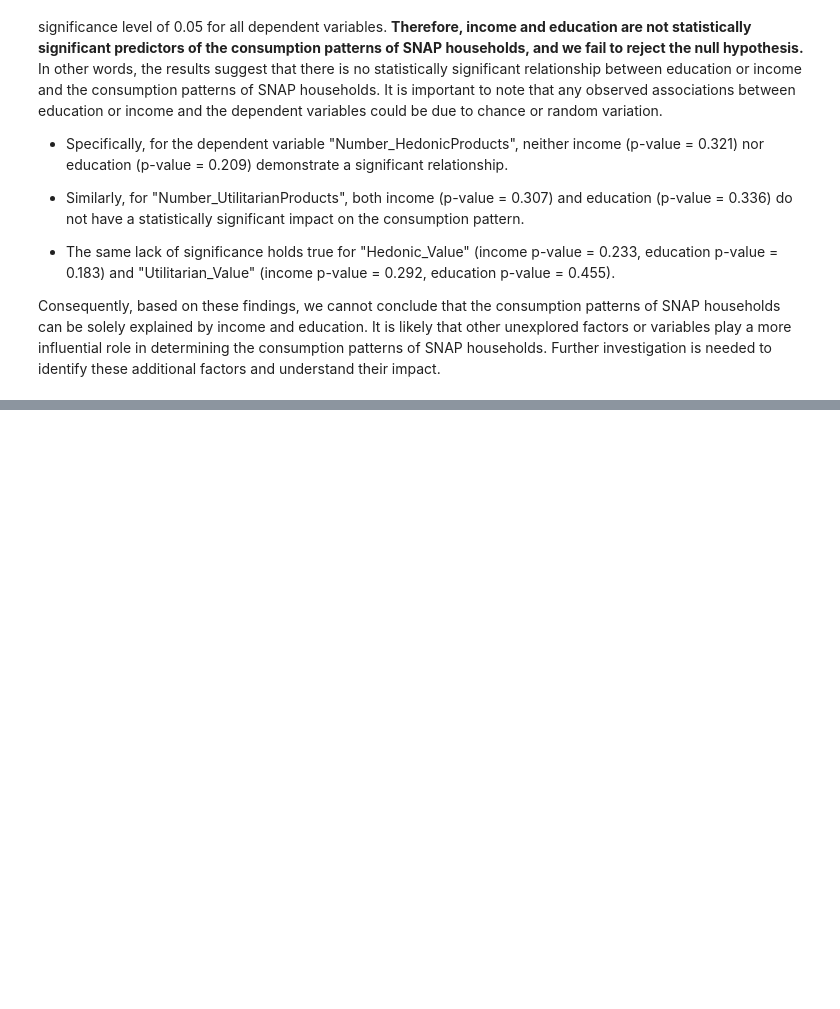
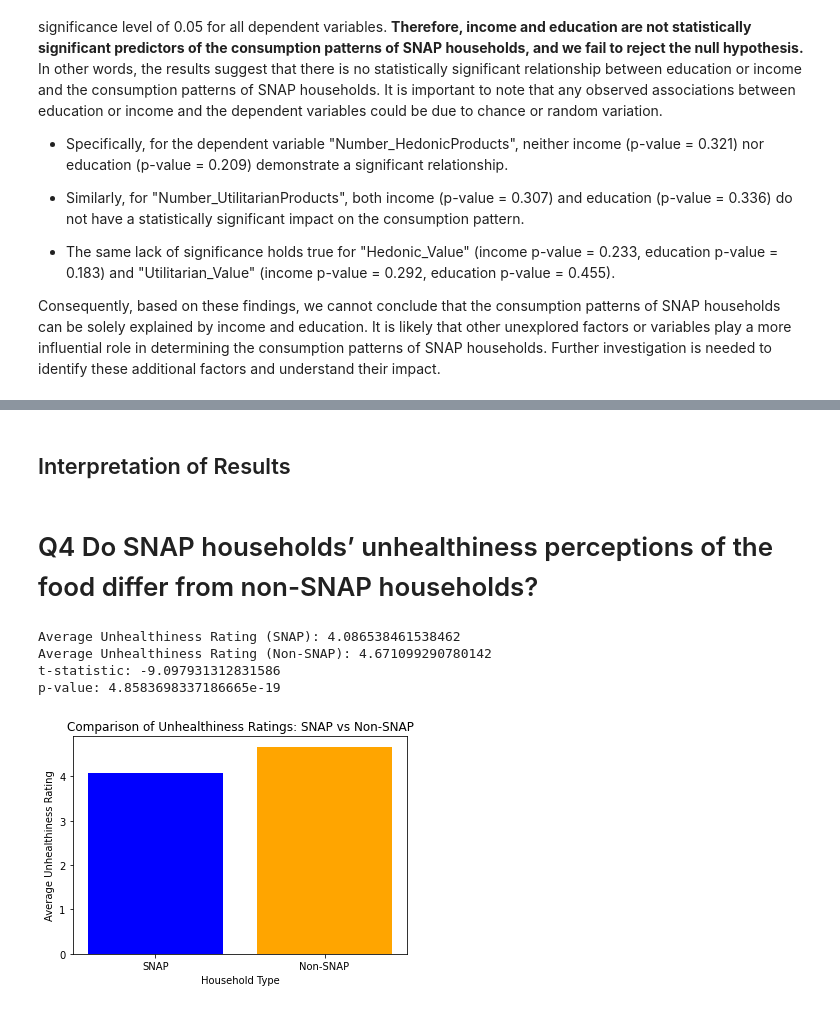
Before and after one commit to franklinjtan/Food-Stamps-Consumer-Behavior-Analysis, a Jupyter notebook: code/main.ipynb, the cells around one changed output, grey strips where cells are left out. Drawn from its saved outputs; the diff is of its cells as text; code cells hidden in the pictures; blank space fills up the shorter version.

```diff
--- a/code/main.ipynb
+++ b/code/main.ipynb
@@ -223,0 +268,46 @@ Consequently, based on these findings, we cannot conclude that the consumption p
+# %% [markdown]
+## Interpretation of Results
+# %% [markdown]
+# Q4 Do SNAP households’ unhealthiness perceptions of the food differ from non-SNAP households?
+# %%
+# Calculate the average unhealthiness ratings for SNAP and non-SNAP households
+avg_unhealthiness_snap = snap_data['Unhealthy_Hedonicproducts'].mean()
+avg_unhealthiness_non_snap = non_snap_data['Unhealthy_Hedonicproducts'].mean()
+
+# Perform a t-test to compare the ratings
+t_statistic, p_value = stats.ttest_ind(snap_data['Unhealthy_Hedonicproducts'],
+                                       non_snap_data['Unhealthy_Hedonicproducts'], equal_var=True)
+
+# Print the results
+print("Average Unhealthiness Rating (SNAP):", avg_unhealthiness_snap)
+print("Average Unhealthiness Rating (Non-SNAP):", avg_unhealthiness_non_snap)
+print("t-statistic:", t_statistic)
+print("p-value:", p_value)
+
+# Calculate the average unhealthiness ratings for SNAP and non-SNAP households
+avg_unhealthiness_snap = snap_data['Unhealthy_Hedonicproducts'].mean()
+avg_unhealthiness_non_snap = non_snap_data['Unhealthy_Hedonicproducts'].mean()
+
+# Create a dictionary with the average values
+data = {
+    "Category": ["SNAP", "Non-SNAP"],
+    "Average Unhealthiness Rating": [avg_unhealthiness_snap, avg_unhealthiness_non_snap]
+}
+
+# Create a DataFrame from the dictionary
+df = pd.DataFrame(data)
+
+# Create a bar plot
+plt.bar(df['Category'], df['Average Unhealthiness Rating'], color=['blue', 'orange'])
+plt.xlabel('Household Type')
+plt.ylabel('Average Unhealthiness Rating')
+plt.title('Comparison of Unhealthiness Ratings: SNAP vs Non-SNAP')
+
+# Display the plot
+plt.show()
+# %% [output]
+Average Unhealthiness Rating (SNAP): 4.086538461538462
+Average Unhealthiness Rating (Non-SNAP): 4.671099290780142
+t-statistic: -9.097931312831586
+p-value: 4.8583698337186665e-19
+[figure, added]
```
Also changed, not shown: parts of 4 cells of this notebook.
